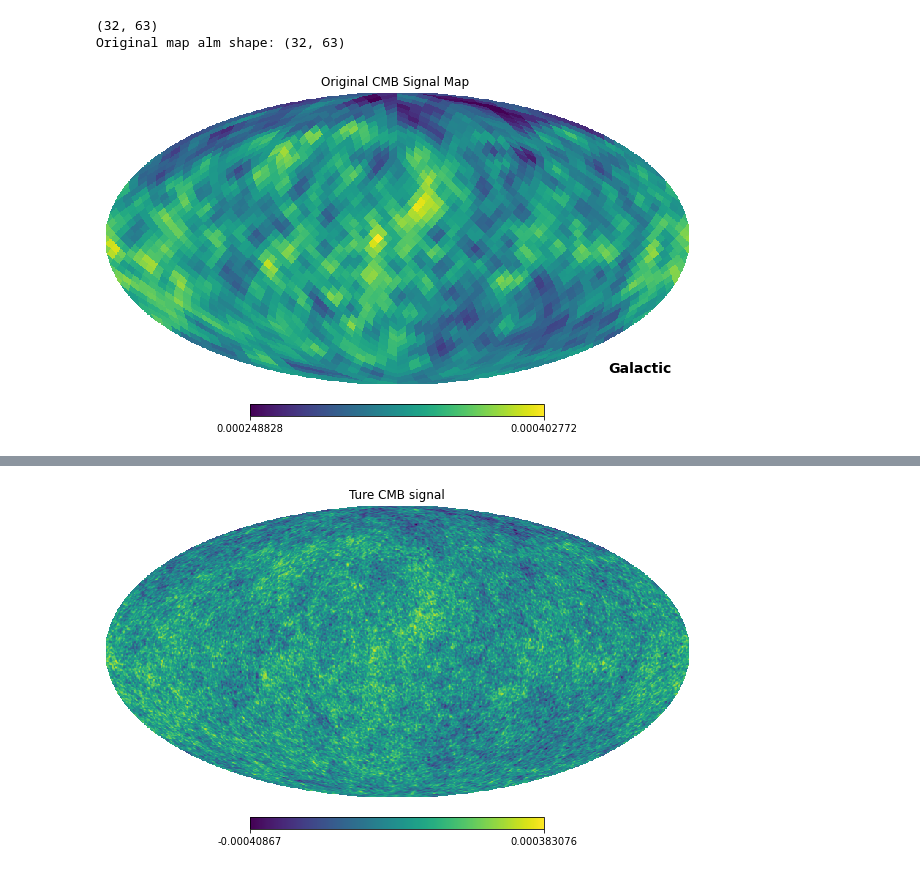
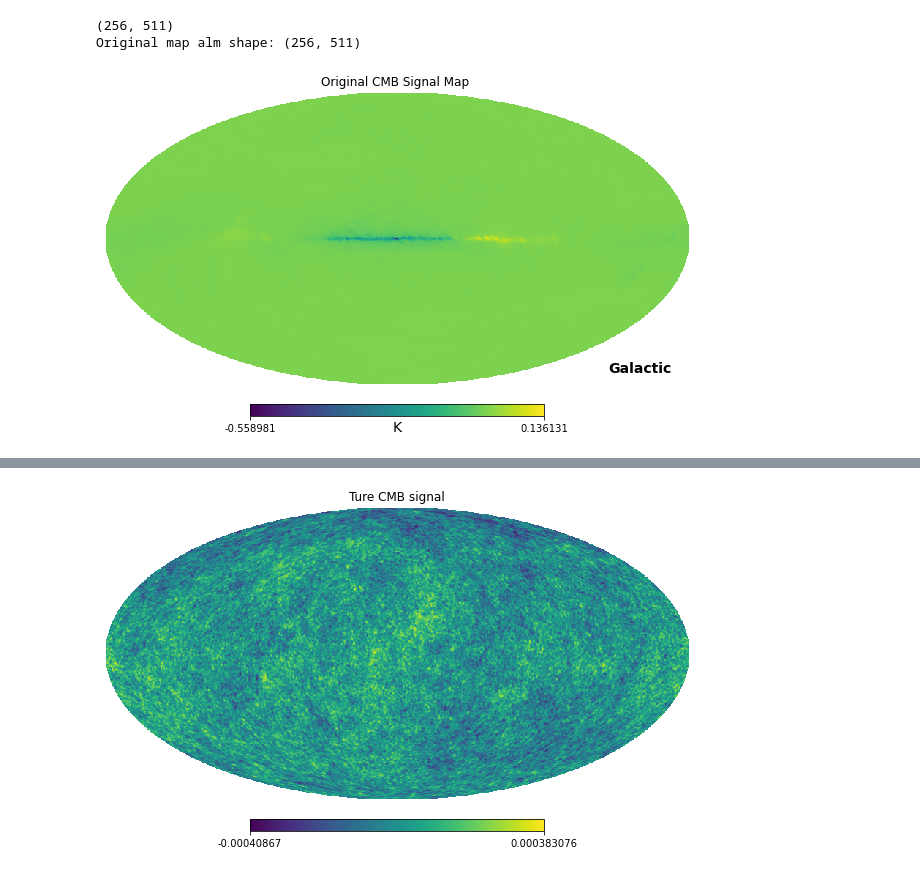
Before and after one commit to CodefromMax/CMB_plot, a Jupyter notebook: code/generate_wavelets.ipynb, the cells around one changed output, grey strips where cells are left out. Cells and saved outputs as stored; diff of their text form; code cells hidden in the pictures.

```diff
--- a/code/generate_wavelets.ipynb
+++ b/code/generate_wavelets.ipynb
@@ -181,20 +181,20 @@ def process_cmb_data(L_max, N_directions, realization_list, frequencies, data_pa
                 print(f"File {CMB_map_path} does not exist")
                 continue
             wavelet_path = f"wavelet_transform/wavelets/wav_MW_maps/Wav_MW_Pix_F{frequency}_S5_R{realization_str}.npy"
-            if os.path.exists(wavelet_path):
-                print(f"File {wavelet_path} already exist")
-                continue
+            # if os.path.exists(wavelet_path):
+            #     print(f"File {wavelet_path} already exist")
+            #     continue
             wavelet, scal, original = generate_wavelets(CMB_map_path, frequency, L_max, N_directions, realization)
     return wavelet, scal, original
         # You can add any additional processing or saving logic here if needed
 
 # Example usage
-L_max = 32
+L_max = 256
 N_directions = 1
 realization_list = range(10)
 frequencies = ["030", "044", "070", "100", "143", "217", "353", "545", "857"]
 # data_path_template = 'CMB_total/CSN_HP_Map_F{frequency}_L{L_max}_R{realization}.fits'
-data_path_template = 'CMB_total/CMB_HP_Map_F{frequency}_L{L_max}_R{realization}.fits'
+data_path_template = 'CMB_total/CSN_HP_Map_F{frequency}_L{L_max}_R{realization}.fits'
 
 wavelet, scal, original = process_cmb_data(L_max, N_directions, realization_list, frequencies, data_path_template)
 # %% [output]
@@ -236,18 +221,18 @@ wavelets shape (1, 32, 63)
 # %%
 from s2wav import filters
-L_max = 32
+L_max = 256
 N_directions = 1
 filter = filters.filters_directional_vectorised(L_max, N_directions)
 # f_scal = np.array([[0]]) #np.load(f"wavelet_transform/wavelets/scal_coeffs/Scal_MW_Pix_F030.npy")
-f_scal = np.load(f"wavelet_transform/wavelets/scal_coeffs/Scal_MW_Pix_F030.npy")
+f_scal = np.load(f"wavelet_transform/wavelets/scal_coeffs/Scal_MW_Pix_F857_R0009.npy")
 
 # [np.load(f"wavelet_transform/wavelets/scal_coeffs/Scal_MW_Pix_F{frequencies[i]}.npy") for i in range(len(frequencies))]
 
 MW_Pix = s2wav.synthesis(wavelet, L = L_max, f_scal = f_scal, filters = filter, N = 1)
 print(MW_Pix.shape)
 title = "Original CMB Signal Map "
 visualize_wavelet_coefficient_map(MW_Pix, title, "")
 # %% [output]
-(32, 63)
-Original map alm shape: (32, 63)
+(256, 511)
+Original map alm shape: (256, 511)
-[figure, old version]
+[figure, new version]
```
Also changed, not shown: parts of 3 cells of this notebook, 13 other files.
